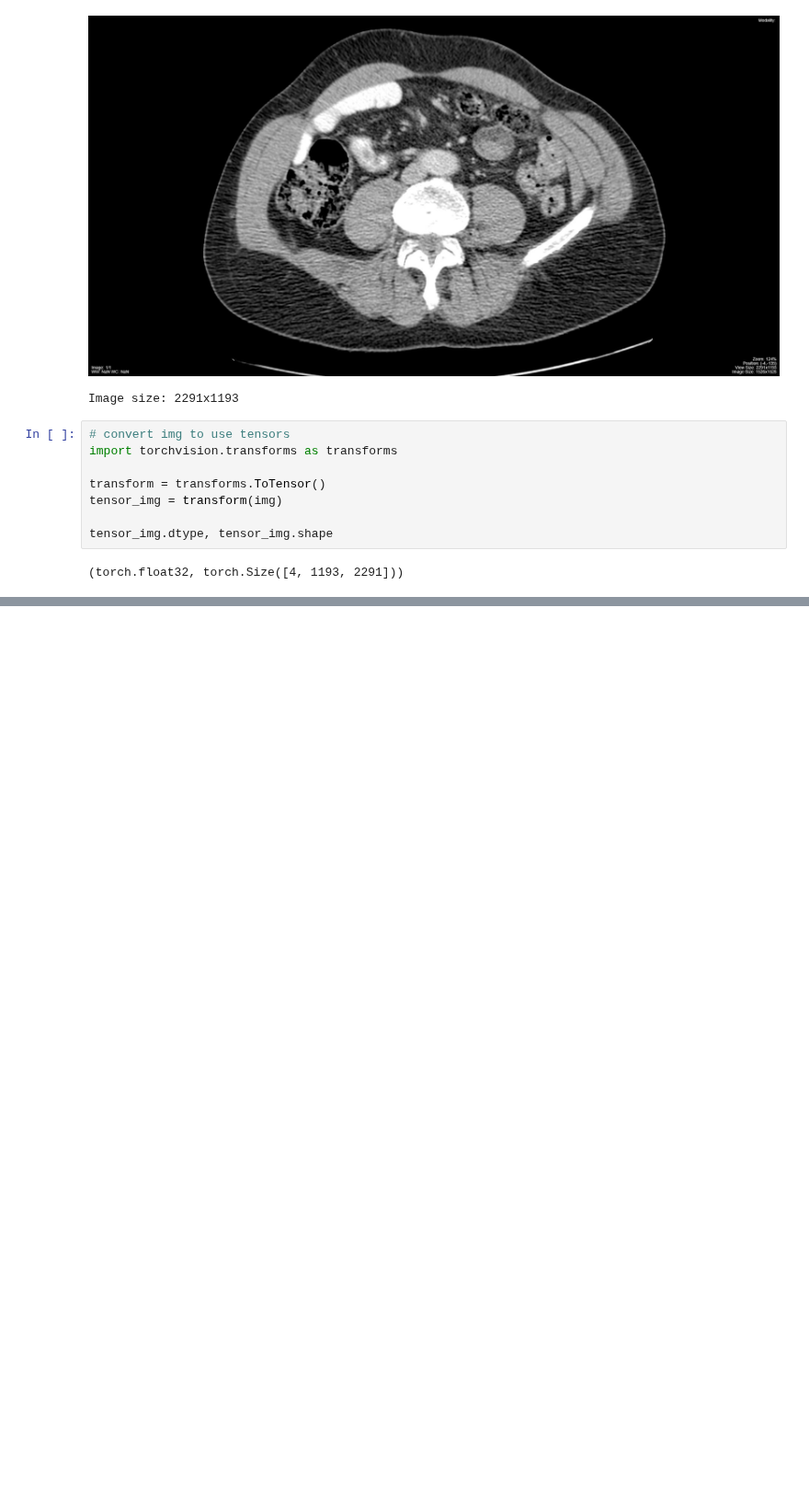
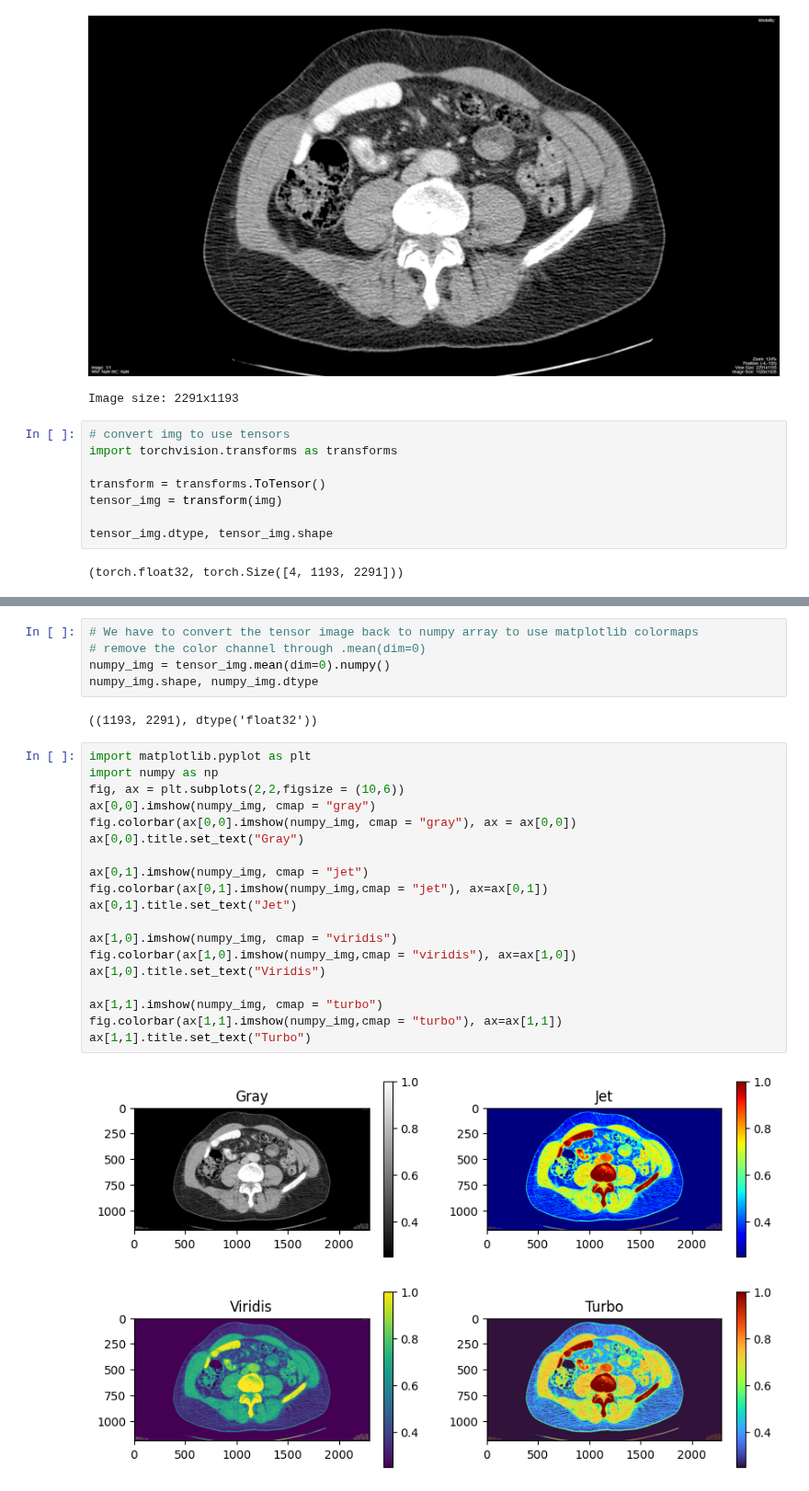
Before and after one commit to Shomtally/Pytorch-exercises, a Jupyter notebook: imaging-exercises/Basic_Imaging_Manips.ipynb, the cells around one changed output, grey strips where cells are left out. Shown at 92% size. Drawn from its saved outputs; the diff is of its cells as text; blank space fills up the shorter version.

```diff
--- a/imaging-exercises/Basic_Imaging_Manips.ipynb
+++ b/imaging-exercises/Basic_Imaging_Manips.ipynb
@@ -42,0 +53,28 @@ tensor_img.dtype, tensor_img.shape
+# %%
+# We have to convert the tensor image back to numpy array to use matplotlib colormaps
+# remove the color channel through .mean(dim=0)
+numpy_img = tensor_img.mean(dim=0).numpy()
+numpy_img.shape, numpy_img.dtype
+# %% [output]
+((1193, 2291), dtype('float32'))
+# %%
+import matplotlib.pyplot as plt
+import numpy as np
+fig, ax = plt.subplots(2,2,figsize = (10,6))
+ax[0,0].imshow(numpy_img, cmap = "gray")
+fig.colorbar(ax[0,0].imshow(numpy_img, cmap = "gray"), ax = ax[0,0])
+ax[0,0].title.set_text("Gray")
+
+ax[0,1].imshow(numpy_img, cmap = "jet")
+fig.colorbar(ax[0,1].imshow(numpy_img,cmap = "jet"), ax=ax[0,1])
+ax[0,1].title.set_text("Jet")
+
+ax[1,0].imshow(numpy_img, cmap = "viridis")
+fig.colorbar(ax[1,0].imshow(numpy_img,cmap = "viridis"), ax=ax[1,0])
+ax[1,0].title.set_text("Viridis")
+
+ax[1,1].imshow(numpy_img, cmap = "turbo")
+fig.colorbar(ax[1,1].imshow(numpy_img,cmap = "turbo"), ax=ax[1,1])
+ax[1,1].title.set_text("Turbo")
+# %% [output]
+[figure, added]
```
Also changed, not shown: parts of 4 cells of this notebook.
